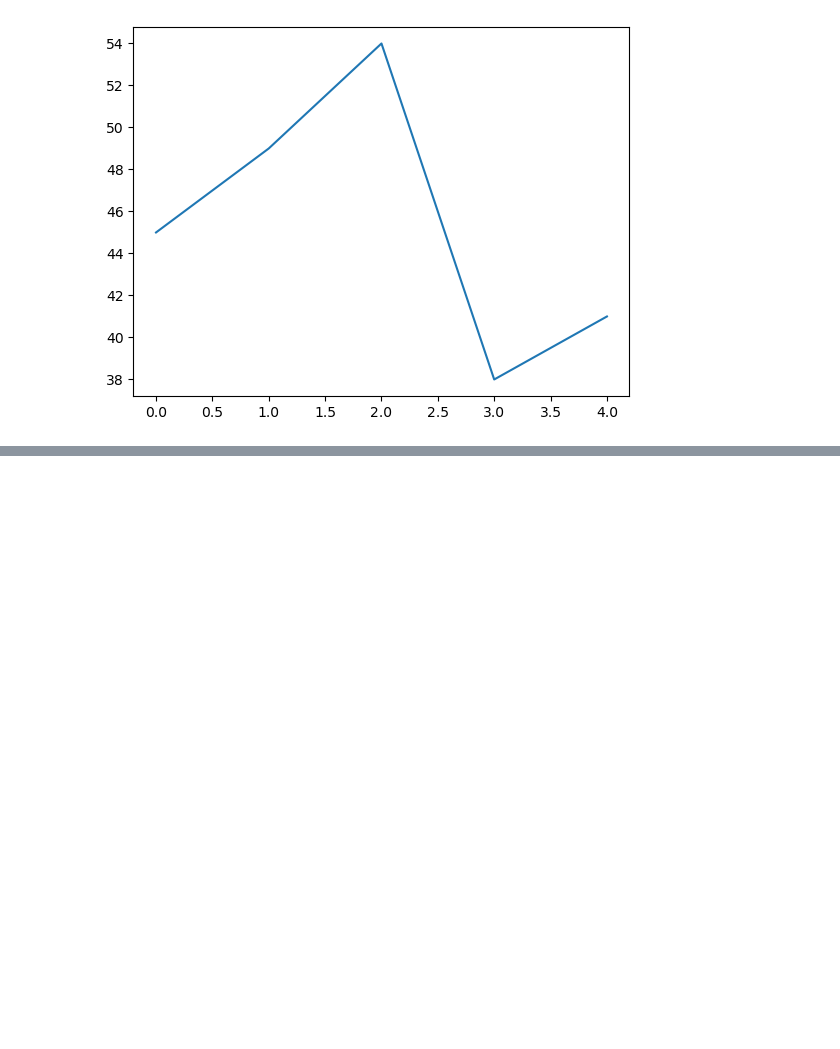
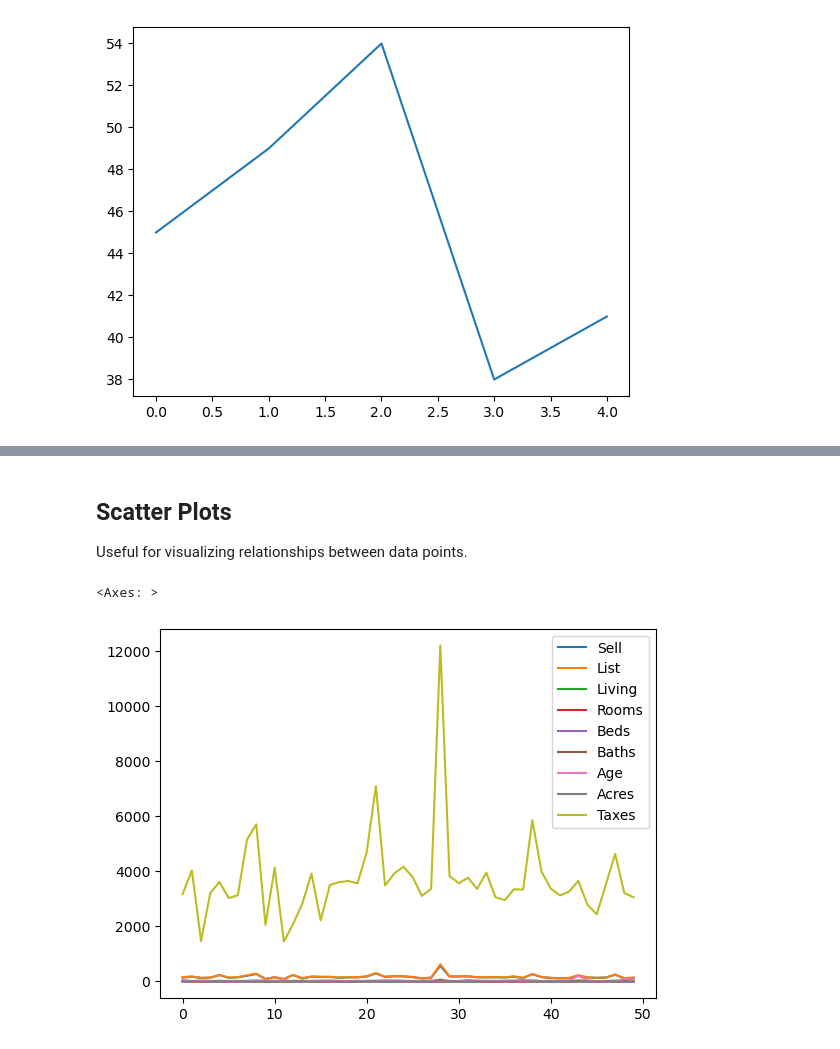
Before and after one commit to CS4580/my-notes-CarstenScholle, a Jupyter notebook: module4/into_plotting.ipynb, the cells around one changed output, grey strips where cells are left out. Drawn from its saved outputs; the diff is of its cells as text; code cells hidden in the pictures; blank space fills up the shorter version.

```diff
--- a/module4/into_plotting.ipynb
+++ b/module4/into_plotting.ipynb
@@ -65,3 +65,7 @@ plt.plot(y)
 # %% [output]
 [<matplotlib.lines.Line2D at 0x...>]
 [figure]
+# %%
+# (New Lecture) Get data
+homes_df = pd.read_csv("../data/homes.csv")
+homes_df.head()
@@ -67,0 +79,8 @@ plt.plot(y)
+# %% [markdown]
+## Scatter Plots
+Useful for visualizing relationships between data points.
+# %%
+homes_df.plot()
+# %% [output]
+<Axes: >
+[figure, added]
```
Also changed, not shown: parts of 22 cells of this notebook, 4 other files.
